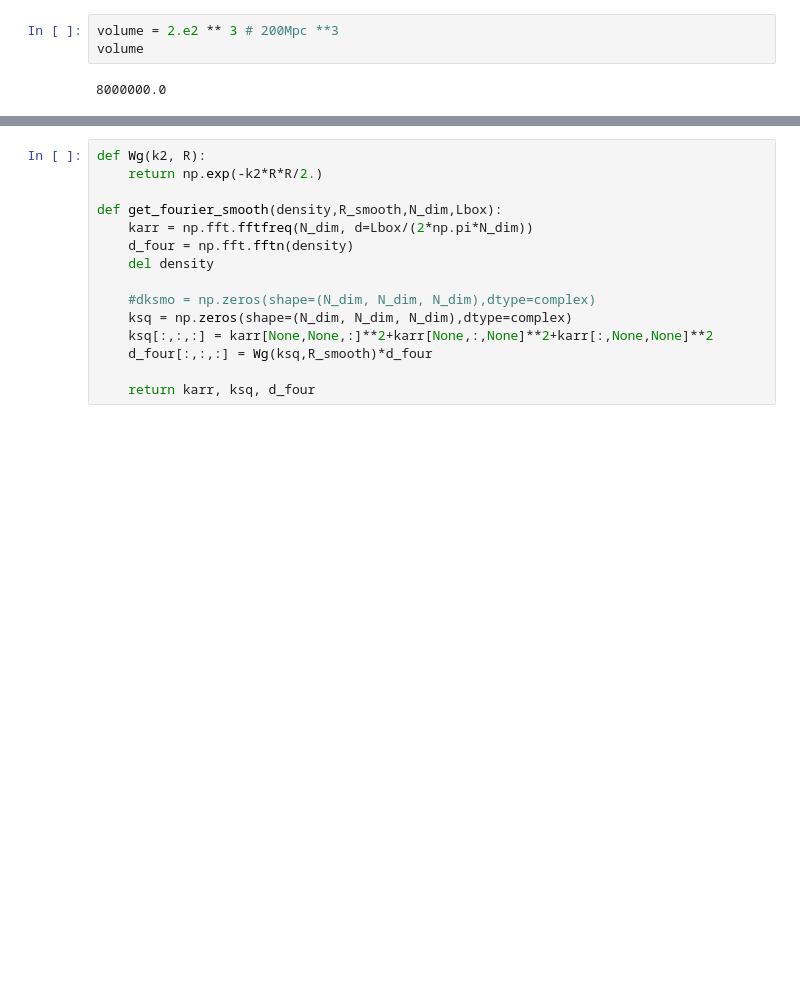
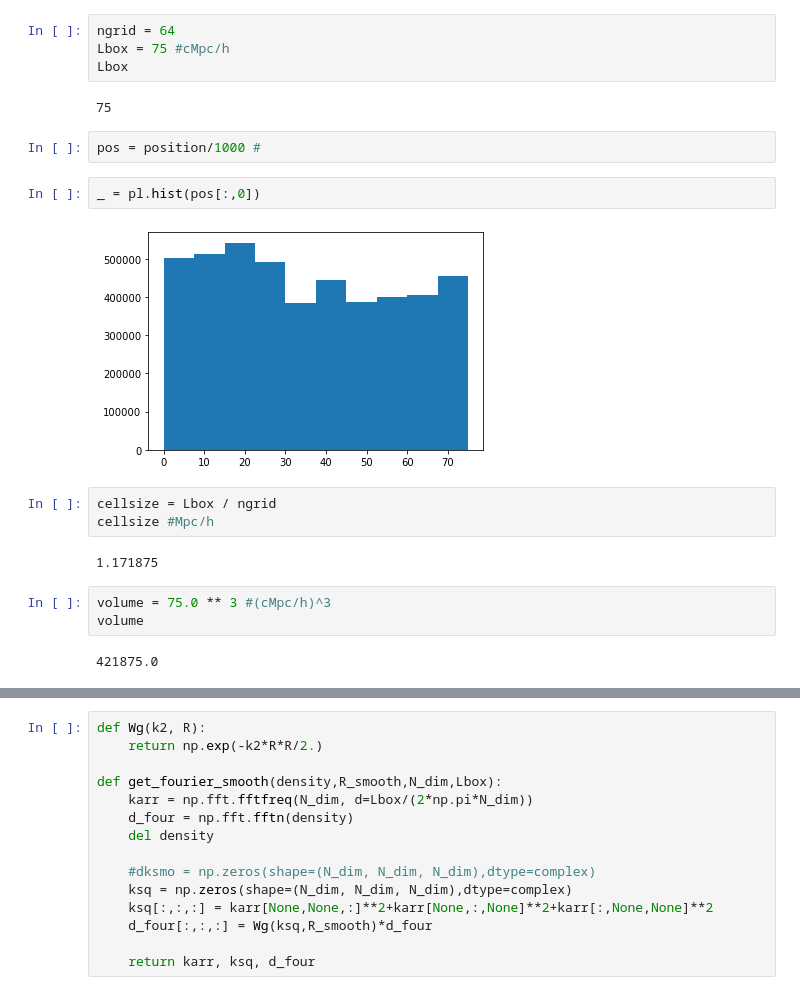
Before and after one commit to jsuarez314/cosmic_web_class, a Jupyter notebook: T-Web.ipynb, the cells around one changed output, grey strips where cells are left out. Cells and saved outputs as stored; diff of their text form; blank space fills up the shorter version.

```diff
--- a/T-Web.ipynb
+++ b/T-Web.ipynb
@@ -18,8 +91,25 @@ N_real = len(pos)
+# %%
+ngrid = 64
+Lbox = 75 #cMpc/h
+Lbox
+# %% [output]
+75
+# %%
+pos = position/1000 #
+# %%
+_ = pl.hist(pos[:,0])
+# %% [output]
+[figure, added]
+# %%
+cellsize = Lbox / ngrid
+cellsize #Mpc/h
+# %% [output]
+1.171875
 # %%
-volume = 2.e2 ** 3 # 200Mpc **3
+volume = 75.0 ** 3 #(cMpc/h)^3
 volume
 # %% [output]
-8000000.0
+421875.0
 # %%
 meandensity = len(pos) / volume
 meandensity
```
Also changed, not shown: parts of 24 cells of this notebook, 20 other files.
